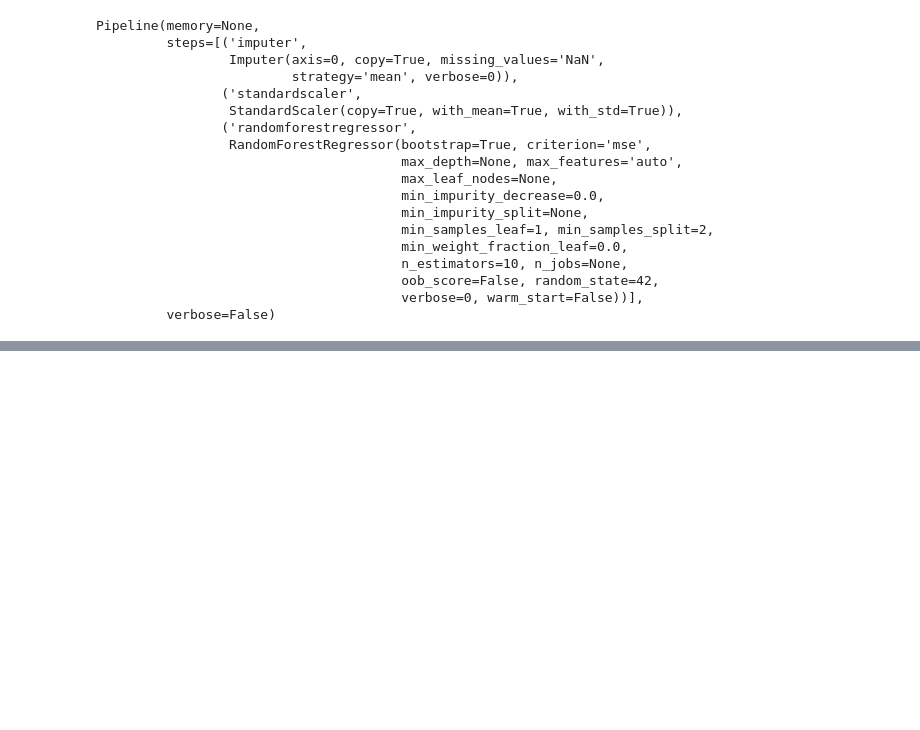
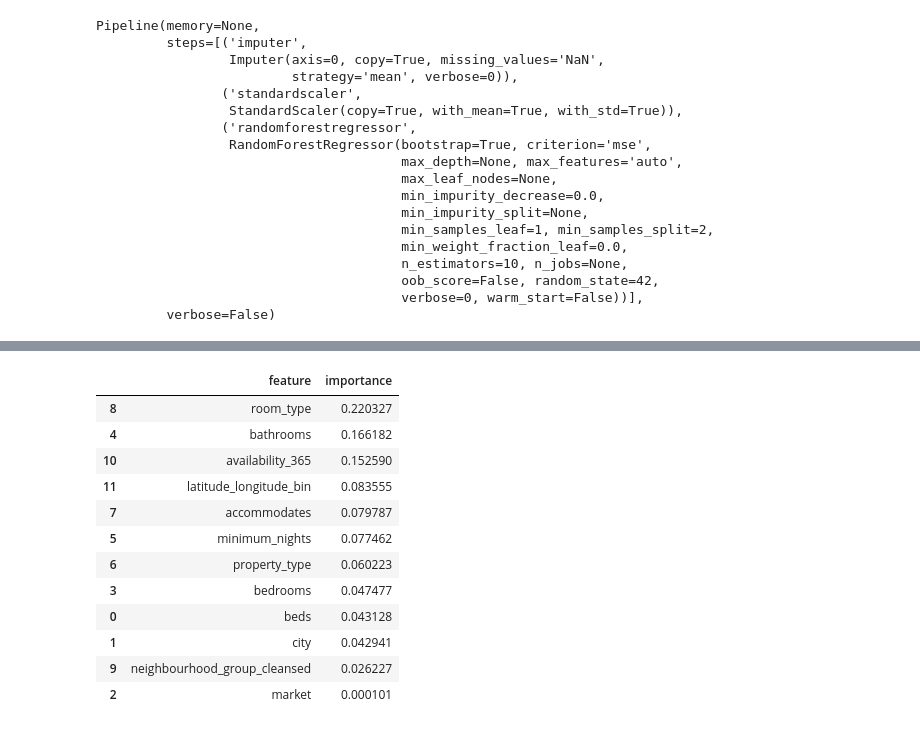
Before and after one commit to darrel-ferrer/Airbnb-NYC-Price-Prediction, a Jupyter notebook: Springboard Capstone One - Machine Learning.ipynb, the cells around one changed output, grey strips where cells are left out. Cells and saved outputs as stored; diff of their text form; code cells hidden in the pictures; blank space fills up the shorter version.

```diff
--- a/Springboard Capstone One - Machine Learning.ipynb
+++ b/Springboard Capstone One - Machine Learning.ipynb
@@ -120,3 +114,21 @@ plt.show()
+# %%
+importances = my_pipeline_RF.steps[2][1].feature_importances_
+feature_importances = pd.DataFrame({"feature":X.columns.values, "importance":importances})
+feature_importances.sort_values("importance", ascending=False).head(22)
+# %% [output]
+|  | feature | importance |
+| 8 | room_type | 0.220327 |
+| 4 | bathrooms | 0.166182 |
+| 10 | availability_365 | 0.152590 |
+| 11 | latitude_longitude_bin | 0.083555 |
+| 7 | accommodates | 0.079787 |
+| 5 | minimum_nights | 0.077462 |
+| 6 | property_type | 0.060223 |
+| 3 | bedrooms | 0.047477 |
+| 0 | beds | 0.043128 |
+| 1 | city | 0.042941 |
+| 9 | neighbourhood_group_cleansed | 0.026227 |
+| 2 | market | 0.000101 |
 # %%
 import statsmodels.api as sm
 from statsmodels.formula.api import ols
```
Also changed, not shown: parts of 9 cells of this notebook.
